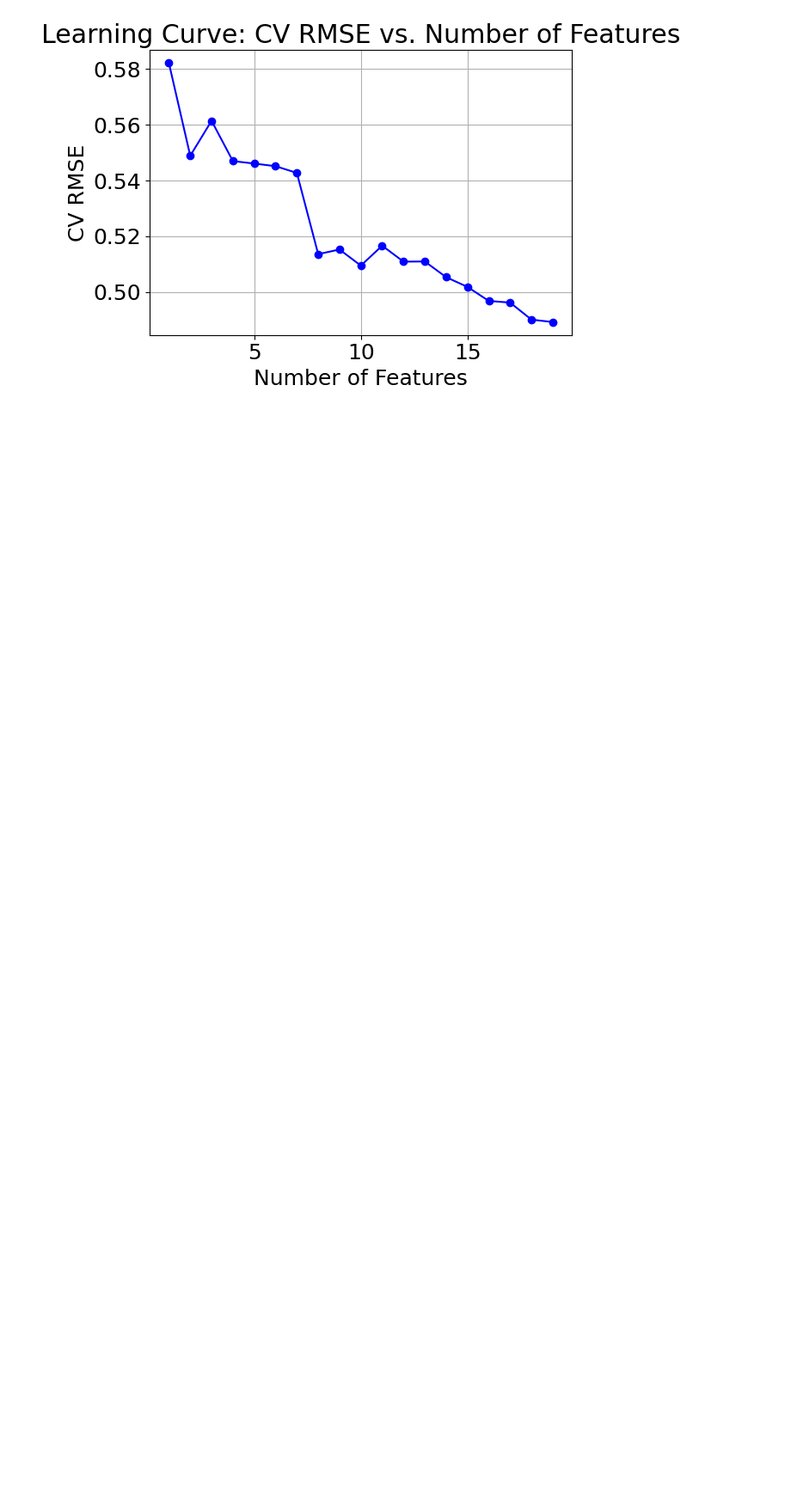
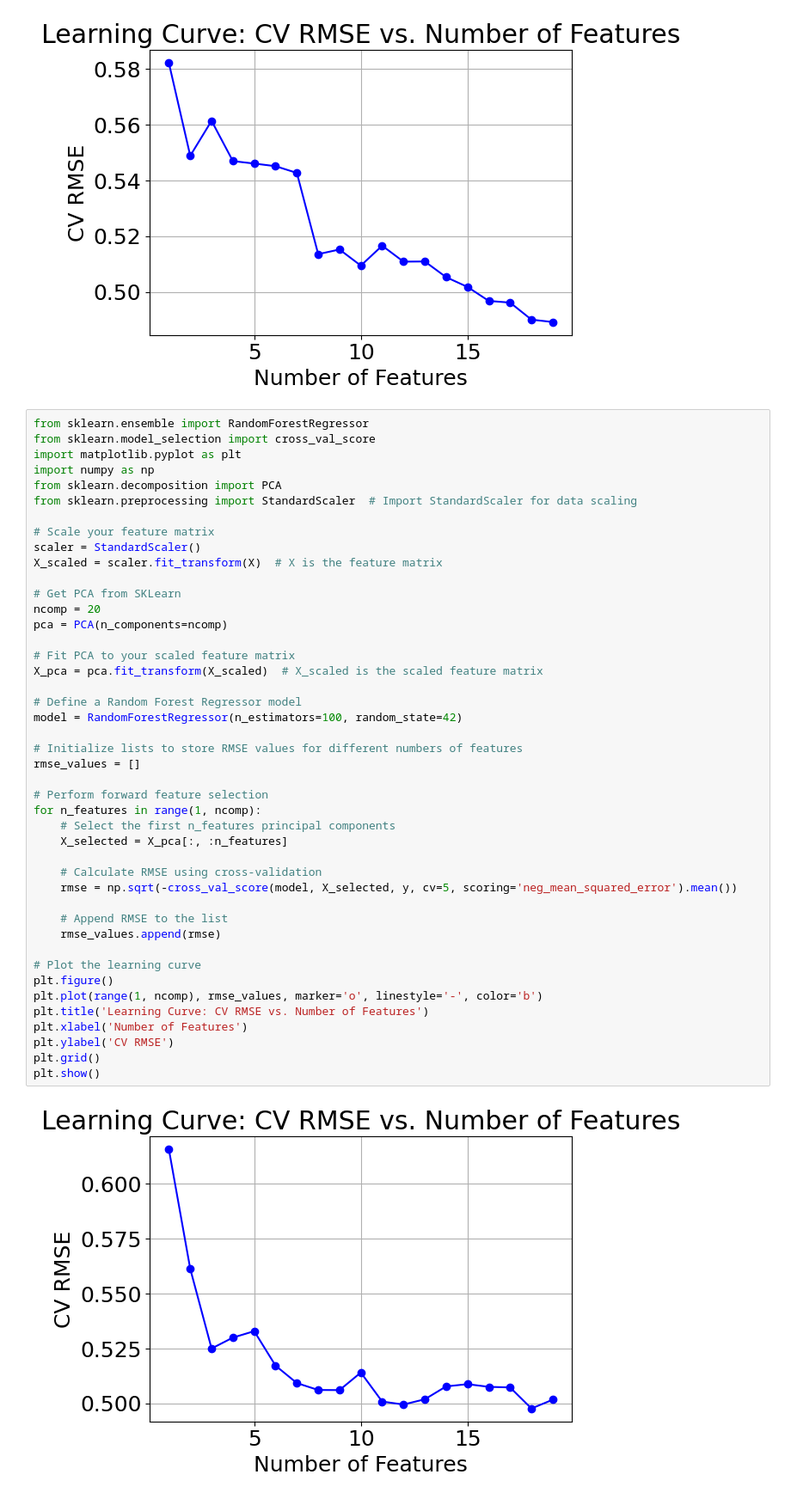
Before and after one commit to jhyang13/repo_mse803_lab3, a Jupyter notebook: Features Inorganic v1.3.ipynb, the cells around one changed output. Shown at 86% size. Saved outputs shown, nothing was run; the diff lists cells and outputs as text; blank space fills up the shorter version.

```diff
--- a/Features Inorganic v1.3.ipynb
+++ b/Features Inorganic v1.3.ipynb
@@ -709,3 +709,49 @@ plt.grid()
 plt.show()
 # %% [output]
 [figure]
+# %%
+from sklearn.ensemble import RandomForestRegressor
+from sklearn.model_selection import cross_val_score
+import matplotlib.pyplot as plt
+import numpy as np
+from sklearn.decomposition import PCA
+from sklearn.preprocessing import StandardScaler  # Import StandardScaler for data scaling
+
+# Scale your feature matrix
+scaler = StandardScaler()
+X_scaled = scaler.fit_transform(X)  # X is the feature matrix
+
+# Get PCA from SKLearn
+ncomp = 20
+pca = PCA(n_components=ncomp)
+
+# Fit PCA to your scaled feature matrix
+X_pca = pca.fit_transform(X_scaled)  # X_scaled is the scaled feature matrix
+
+# Define a Random Forest Regressor model
+model = RandomForestRegressor(n_estimators=100, random_state=42)
+
+# Initialize lists to store RMSE values for different numbers of features
+rmse_values = []
+
+# Perform forward feature selection
+for n_features in range(1, ncomp):
+    # Select the first n_features principal components
+    X_selected = X_pca[:, :n_features]
+
+    # Calculate RMSE using cross-validation
+    rmse = np.sqrt(-cross_val_score(model, X_selected, y, cv=5, scoring='neg_mean_squared_error').mean())
+
+    # Append RMSE to the list
+    rmse_values.append(rmse)
+
+# Plot the learning curve
+plt.figure()
+plt.plot(range(1, ncomp), rmse_values, marker='o', linestyle='-', color='b')
+plt.title('Learning Curve: CV RMSE vs. Number of Features')
+plt.xlabel('Number of Features')
+plt.ylabel('CV RMSE')
+plt.grid()
+plt.show()
+# %% [output]
+[figure, added]
```
Also changed, not shown: parts of 11 cells of this notebook, 21 other files.
